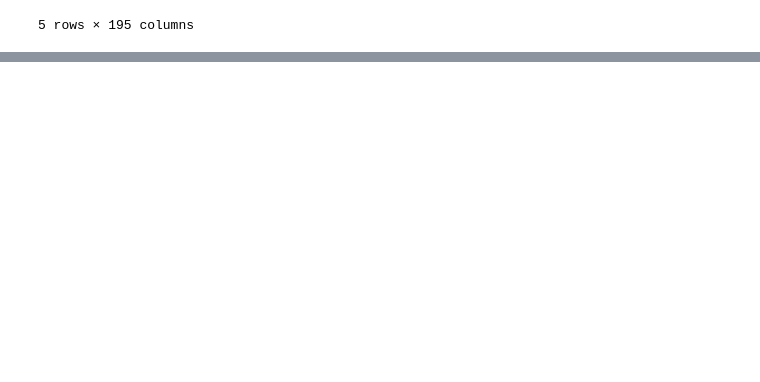
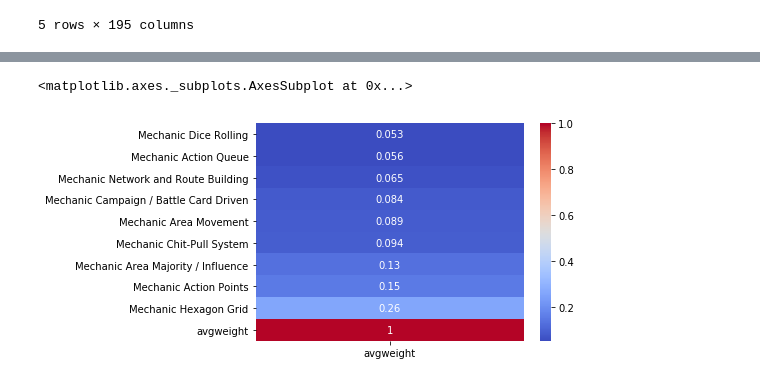
Before and after one commit to q-downgrade/dsi-capstone, a Jupyter notebook: code/preliminary-notebook.ipynb, the cells around one changed output, grey strips where cells are left out. Saved outputs shown, nothing was run; the diff lists cells and outputs as text; code cells hidden in the pictures; blank space fills up the shorter version.

```diff
--- a/code/preliminary-notebook.ipynb
+++ b/code/preliminary-notebook.ipynb
@@ -307,0 +285,6 @@ df.head()
+# %%
+sns.heatmap(df[m_keys_final].corr()[['avgweight']].sort_values('avgweight').tail(10),
+            cmap = 'coolwarm', annot = True)
+# %% [output]
+<matplotlib.axes._subplots.AxesSubplot at 0x...>
+[figure, added]
```
Also changed, not shown: parts of 42 cells of this notebook, 1 other file.
